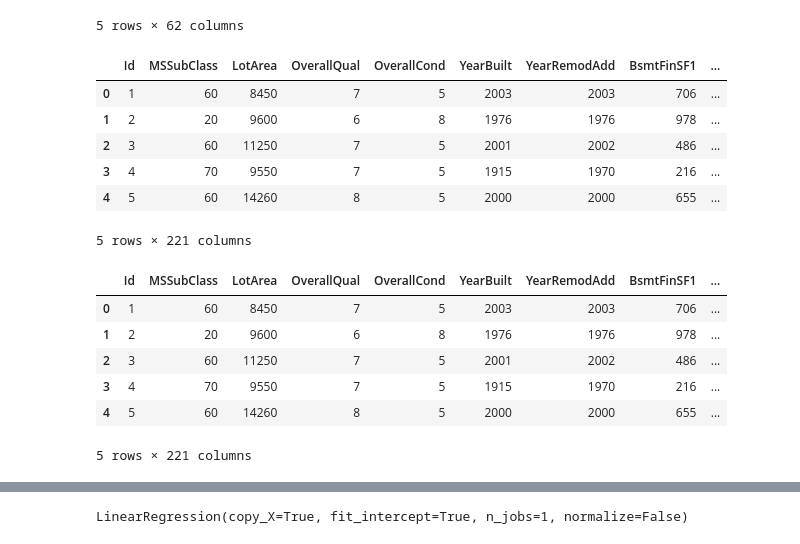
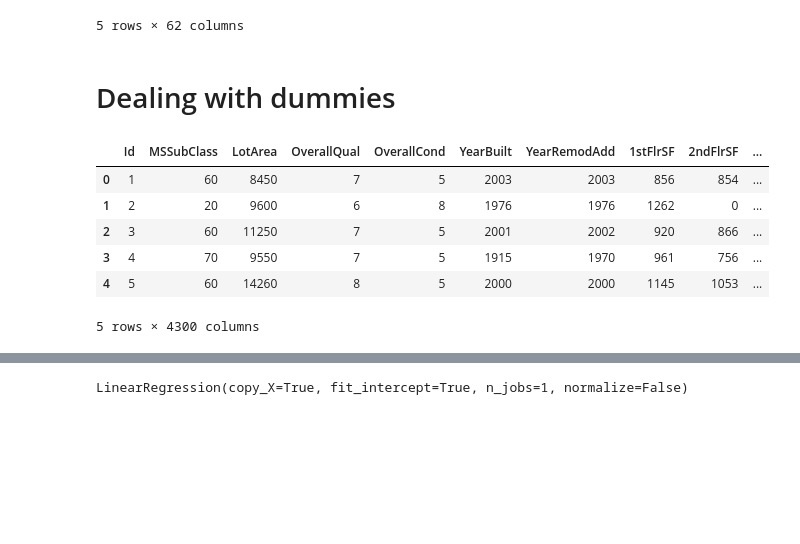
Before and after one commit to kaushal-py/data-mining, a Jupyter notebook: Exp 3/House Prices.ipynb, the cells around one changed output, grey strips where cells are left out. Cells and saved outputs as stored; diff of their text form; code cells hidden in the pictures; blank space fills up the shorter version.

```diff
--- a/Exp 3/House Prices.ipynb
+++ b/Exp 3/House Prices.ipynb
@@ -164,26 +157,27 @@ df_train.head()
 | 3 | 4 | 70 | RL | 9550 | Pave | IR1 | Lvl | AllPub | Corner | ... |
 | 4 | 5 | 60 | RL | 14260 | Pave | IR1 | Lvl | AllPub | FR2 | ... |
 5 rows × 62 columns
+# %% [markdown]
+# Dealing with dummies
+# %%
+train = df_train
+test = df_test
+# %%
+all_data = pd.concat((train,test))
+for column in all_data.select_dtypes(include=[np.object]).columns:
+    train[column] = train[column].astype('category', categories = all_data[column].unique())
+    test[column] = test[column].astype('category', categories = all_data[column].unique())
+#     print(column, all_data[column].unique())
 # %%
 # Making dummies
 
-df_train = pd.get_dummies(df_train)
-df_train.head()
+X = pd.get_dummies(train)
+X.head()
 # %% [output]
-|  | Id | MSSubClass | LotArea | OverallQual | OverallCond | YearBuilt | YearRemodAdd | BsmtFinSF1 | ... |
-| 0 | 1 | 60 | 8450 | 7 | 5 | 2003 | 2003 | 706 | ... |
-| 1 | 2 | 20 | 9600 | 6 | 8 | 1976 | 1976 | 978 | ... |
-| 2 | 3 | 60 | 11250 | 7 | 5 | 2001 | 2002 | 486 | ... |
-| 3 | 4 | 70 | 9550 | 7 | 5 | 1915 | 1970 | 216 | ... |
-| 4 | 5 | 60 | 14260 | 8 | 5 | 2000 | 2000 | 655 | ... |
+|  | Id | MSSubClass | LotArea | OverallQual | OverallCond | YearBuilt | YearRemodAdd | 1stFlrSF | 2ndFlrSF | ... |
+| 0 | 1 | 60 | 8450 | 7 | 5 | 2003 | 2003 | 856 | 854 | ... |
+| 1 | 2 | 20 | 9600 | 6 | 8 | 1976 | 1976 | 1262 | 0 | ... |
+| 2 | 3 | 60 | 11250 | 7 | 5 | 2001 | 2002 | 920 | 866 | ... |
+| 3 | 4 | 70 | 9550 | 7 | 5 | 1915 | 1970 | 961 | 756 | ... |
+| 4 | 5 | 60 | 14260 | 8 | 5 | 2000 | 2000 | 1145 | 1053 | ... |
-5 rows × 221 columns
+5 rows × 4300 columns
-# %%
-df_train.head()
-# %% [output]
-|  | Id | MSSubClass | LotArea | OverallQual | OverallCond | YearBuilt | YearRemodAdd | BsmtFinSF1 | ... |
-| 0 | 1 | 60 | 8450 | 7 | 5 | 2003 | 2003 | 706 | ... |
-| 1 | 2 | 20 | 9600 | 6 | 8 | 1976 | 1976 | 978 | ... |
-| 2 | 3 | 60 | 11250 | 7 | 5 | 2001 | 2002 | 486 | ... |
-| 3 | 4 | 70 | 9550 | 7 | 5 | 1915 | 1970 | 216 | ... |
-| 4 | 5 | 60 | 14260 | 8 | 5 | 2000 | 2000 | 655 | ... |
-5 rows × 221 columns
```
Also changed, not shown: parts of 35 cells of this notebook, 4 other files.
